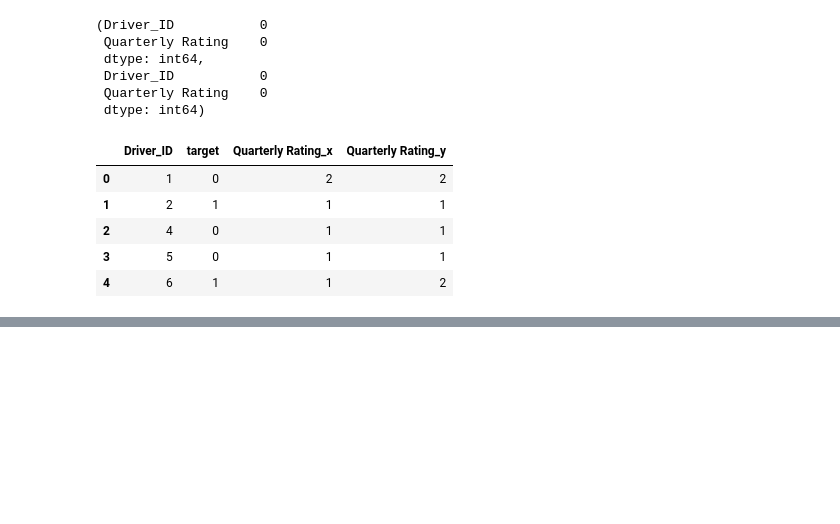
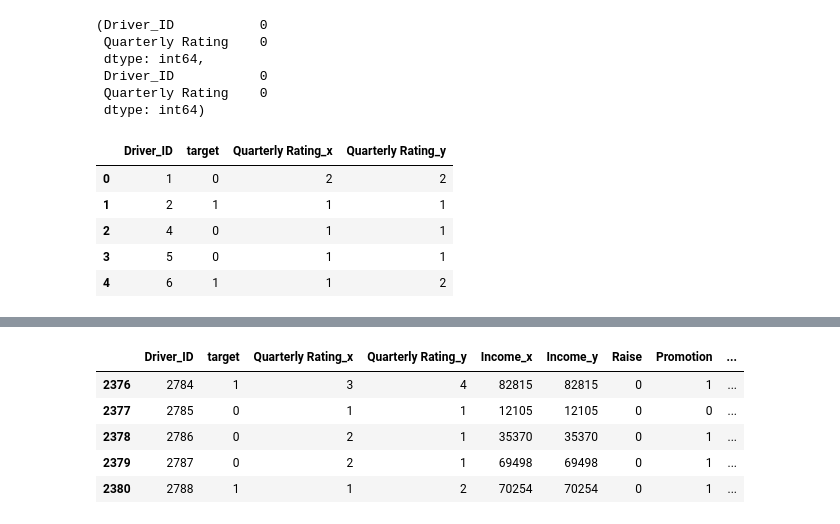
Before and after one commit to sr606/Machine_Learning_CaseStudies, a Jupyter notebook: OLA_Ensemble_Learning.ipynb, the cells around one changed output, grey strips where cells are left out. Cells and saved outputs as stored; diff of their text form; code cells hidden in the pictures; blank space fills up the shorter version.

```diff
--- a/OLA_Ensemble_Learning.ipynb
+++ b/OLA_Ensemble_Learning.ipynb
@@ -203,0 +249,9 @@ first.head()
+# %%
+first.tail()
+# %% [output]
+|  | Driver_ID | target | Quarterly Rating_x | Quarterly Rating_y | Income_x | Income_y | Raise | Promotion | ... |
+| 2376 | 2784 | 1 | 3 | 4 | 82815 | 82815 | 0 | 1 | ... |
+| 2377 | 2785 | 0 | 1 | 1 | 12105 | 12105 | 0 | 0 | ... |
+| 2378 | 2786 | 0 | 2 | 1 | 35370 | 35370 | 0 | 1 | ... |
+| 2379 | 2787 | 0 | 2 | 1 | 69498 | 69498 | 0 | 1 | ... |
+| 2380 | 2788 | 1 | 1 | 2 | 70254 | 70254 | 0 | 1 | ... |
```
Also changed, not shown: parts of 20 cells of this notebook.
